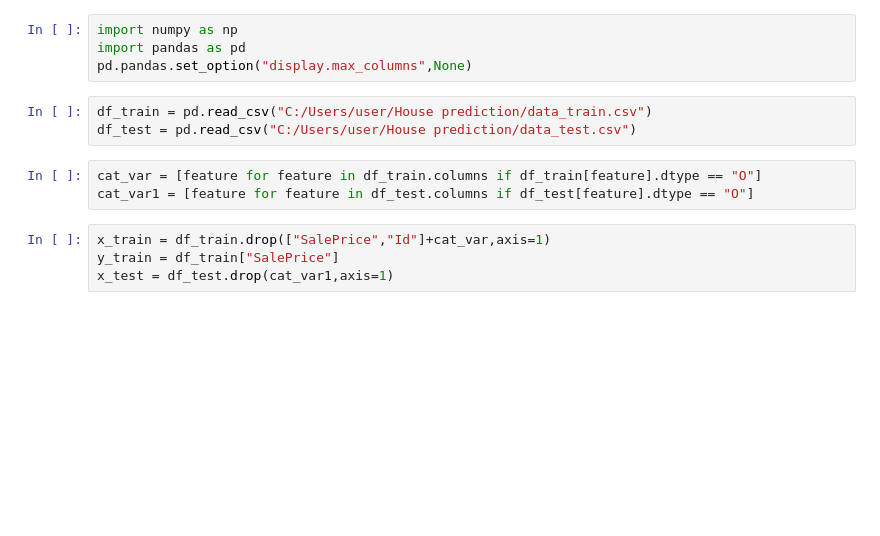
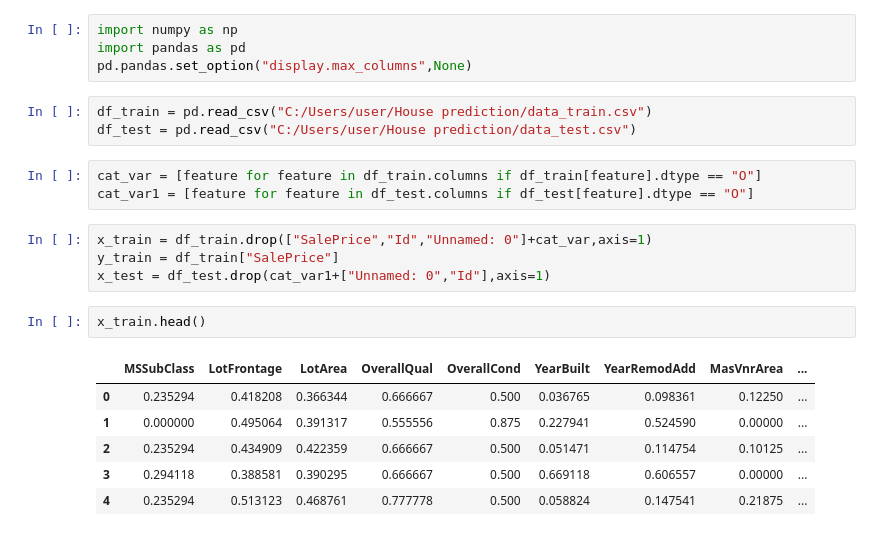
Before and after one commit to ShahulHam33d/House_price_prediction, a Jupyter notebook: FS-House_price_prediction.ipynb, the cells around one changed output. Drawn from its saved outputs; the diff is of its cells as text; blank space fills up the shorter version.

```diff
--- a/FS-House_price_prediction.ipynb
+++ b/FS-House_price_prediction.ipynb
@@ -9,9 +9,18 @@ df_test = pd.read_csv("C:/Users/user/House prediction/data_test.csv")
 cat_var = [feature for feature in df_train.columns if df_train[feature].dtype == "O"]
 cat_var1 = [feature for feature in df_test.columns if df_test[feature].dtype == "O"]
 # %%
-x_train = df_train.drop(["SalePrice","Id"]+cat_var,axis=1)
+x_train = df_train.drop(["SalePrice","Id","Unnamed: 0"]+cat_var,axis=1)
 y_train = df_train["SalePrice"]
-x_test = df_test.drop(cat_var1,axis=1)
+x_test = df_test.drop(cat_var1+["Unnamed: 0","Id"],axis=1)
+# %%
+x_train.head()
+# %% [output]
+|  | MSSubClass | LotFrontage | LotArea | OverallQual | OverallCond | YearBuilt | YearRemodAdd | MasVnrArea | ... |
+| 0 | 0.235294 | 0.418208 | 0.366344 | 0.666667 | 0.500 | 0.036765 | 0.098361 | 0.12250 | ... |
+| 1 | 0.000000 | 0.495064 | 0.391317 | 0.555556 | 0.875 | 0.227941 | 0.524590 | 0.00000 | ... |
+| 2 | 0.235294 | 0.434909 | 0.422359 | 0.666667 | 0.500 | 0.051471 | 0.114754 | 0.10125 | ... |
+| 3 | 0.294118 | 0.388581 | 0.390295 | 0.666667 | 0.500 | 0.669118 | 0.606557 | 0.00000 | ... |
+| 4 | 0.235294 | 0.513123 | 0.468761 | 0.777778 | 0.500 | 0.058824 | 0.147541 | 0.21875 | ... |
 # %%
 x_test.head()
 # %% [output]
```
Also changed, not shown: parts of 8 cells of this notebook.
